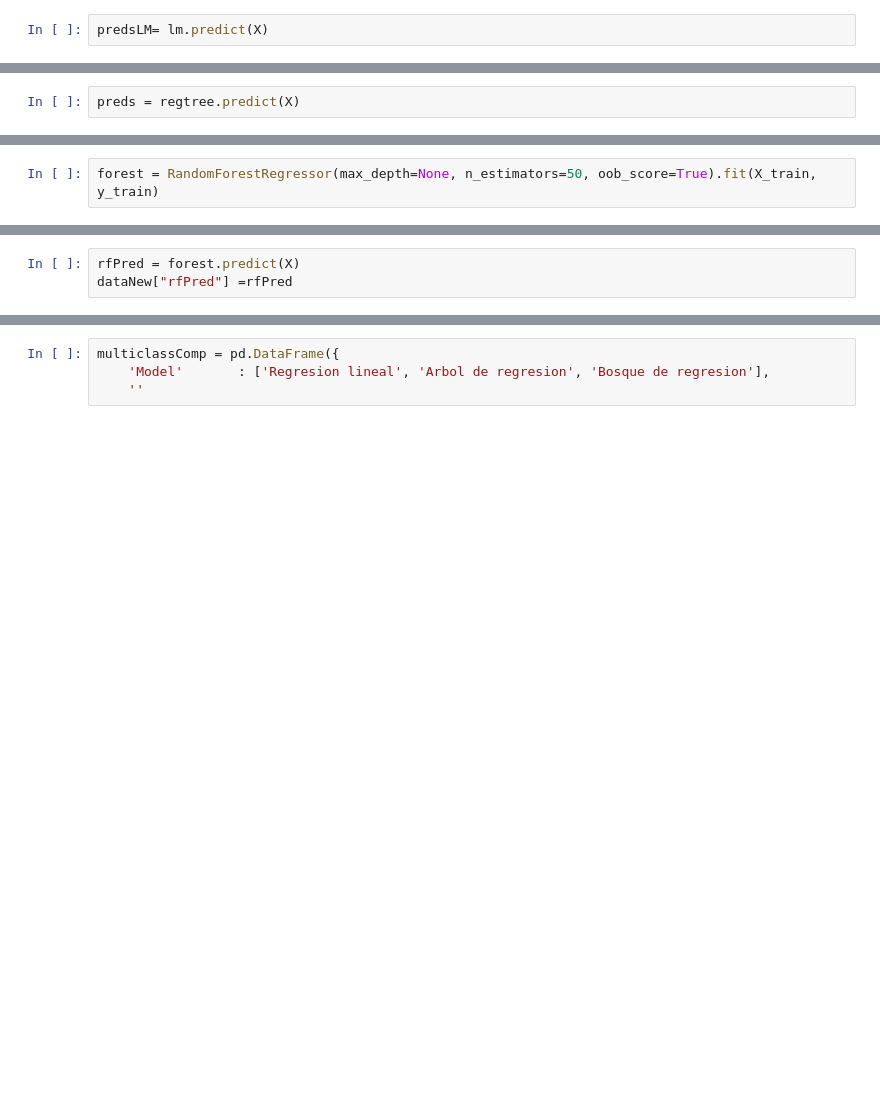
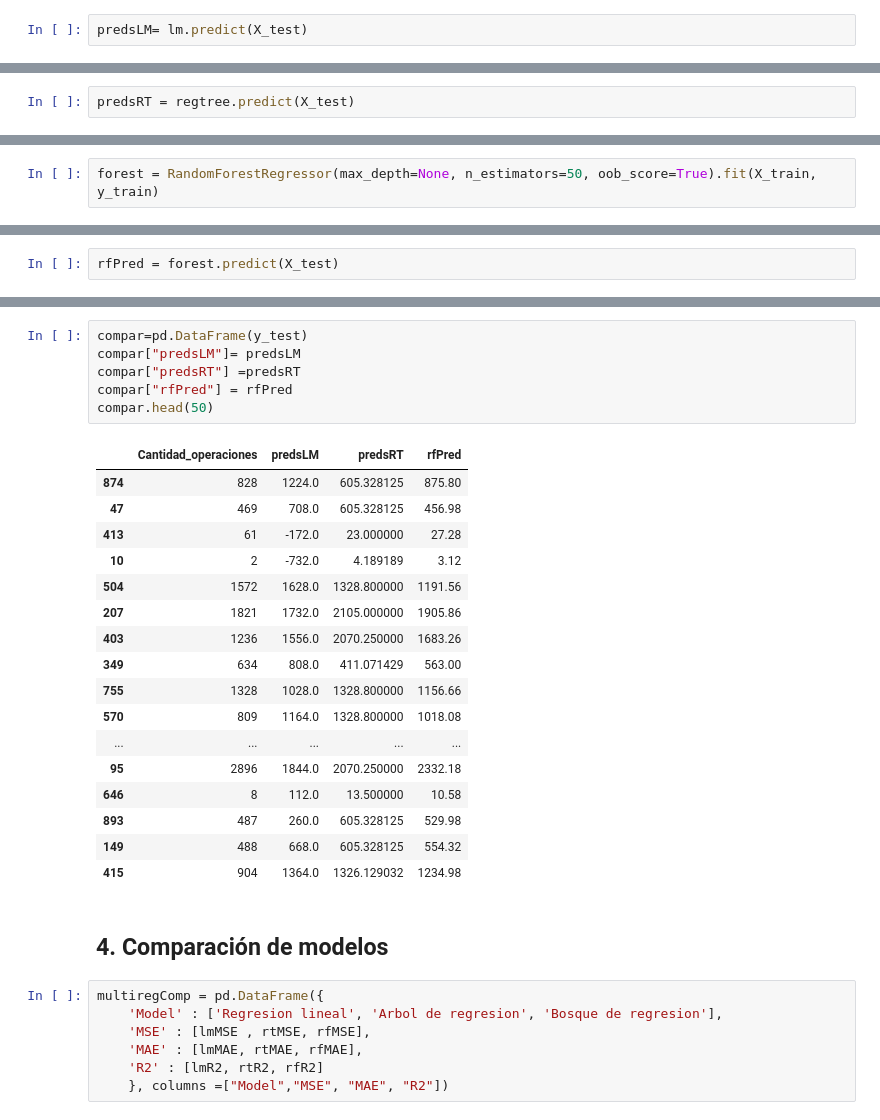
Before and after one commit to jmmendozae/DS_Projects_MM, a Jupyter notebook: Cantidad de operaciones_test.ipynb, the cells around one changed output, grey strips where cells are left out. Saved outputs shown, nothing was run; the diff lists cells and outputs as text; blank space fills up the shorter version.

Commit message:
full models

```diff
--- a/Cantidad de operaciones_test.ipynb
+++ b/Cantidad de operaciones_test.ipynb
@@ -482,4 +484,4 @@ array([1, 1, 1, 1, 1, 1, 1, 1, 1, 1, 1, 1, 1, 1, 1, 1, 1, 1, 1, 1, 1, 1,
 # %%
 lm = LinearRegression().fit(X_train, y_train)
 # %%
-predsLM= lm.predict(X)
+predsLM= lm.predict(X_test)
@@ -551,4 +530,4 @@ Como se puede observar, el mejor score se da para una profundidad de 30, es esta
 # %%
 regtree = DecisionTreeRegressor(max_depth=30).fit(X_train,y_train)
 # %%
-preds = regtree.predict(X)
+predsRT = regtree.predict(X_test)
@@ -624,3 +585,2 @@ array([0.02267603, 0.02143594, 0.00201116, 0.00176059, 0.00280834,
 # %%
-rfPred = forest.predict(X)
-dataNew["rfPred"] =rfPred
+rfPred = forest.predict(X_test)
@@ -676,4 +597,33 @@ dataNew[["Cantidad_operaciones", "predsLM", "predsDT","rfPred"]].head(40)
+# %%
+compar=pd.DataFrame(y_test)
+compar["predsLM"]= predsLM
+compar["predsRT"] =predsRT
+compar["rfPred"] = rfPred
+compar.head(50)
+# %% [output]
+|  | Cantidad_operaciones | predsLM | predsRT | rfPred |
+| 874 | 828 | 1224.0 | 605.328125 | 875.80 |
+| 47 | 469 | 708.0 | 605.328125 | 456.98 |
+| 413 | 61 | -172.0 | 23.000000 | 27.28 |
+| 10 | 2 | -732.0 | 4.189189 | 3.12 |
+| 504 | 1572 | 1628.0 | 1328.800000 | 1191.56 |
+| 207 | 1821 | 1732.0 | 2105.000000 | 1905.86 |
+| 403 | 1236 | 1556.0 | 2070.250000 | 1683.26 |
+| 349 | 634 | 808.0 | 411.071429 | 563.00 |
+| 755 | 1328 | 1028.0 | 1328.800000 | 1156.66 |
+| 570 | 809 | 1164.0 | 1328.800000 | 1018.08 |
+| ... | ... | ... | ... | ... |
+| 95 | 2896 | 1844.0 | 2070.250000 | 2332.18 |
+| 646 | 8 | 112.0 | 13.500000 | 10.58 |
+| 893 | 487 | 260.0 | 605.328125 | 529.98 |
+| 149 | 488 | 668.0 | 605.328125 | 554.32 |
+| 415 | 904 | 1364.0 | 1326.129032 | 1234.98 |
+# %% [markdown]
+## 4. Comparación de modelos
 # %%
-multiclassComp = pd.DataFrame({
-    'Model'       : ['Regresion lineal', 'Arbol de regresion', 'Bosque de regresion'],
-    ''
+multiregComp = pd.DataFrame({
+    'Model' : ['Regresion lineal', 'Arbol de regresion', 'Bosque de regresion'],
+    'MSE' : [lmMSE , rtMSE, rfMSE],
+    'MAE' : [lmMAE, rtMAE, rfMAE],
+    'R2' : [lmR2, rtR2, rfR2]
+    }, columns =["Model","MSE", "MAE", "R2"])
```
Also changed, not shown: parts of 25 cells of this notebook, 1 other file.
